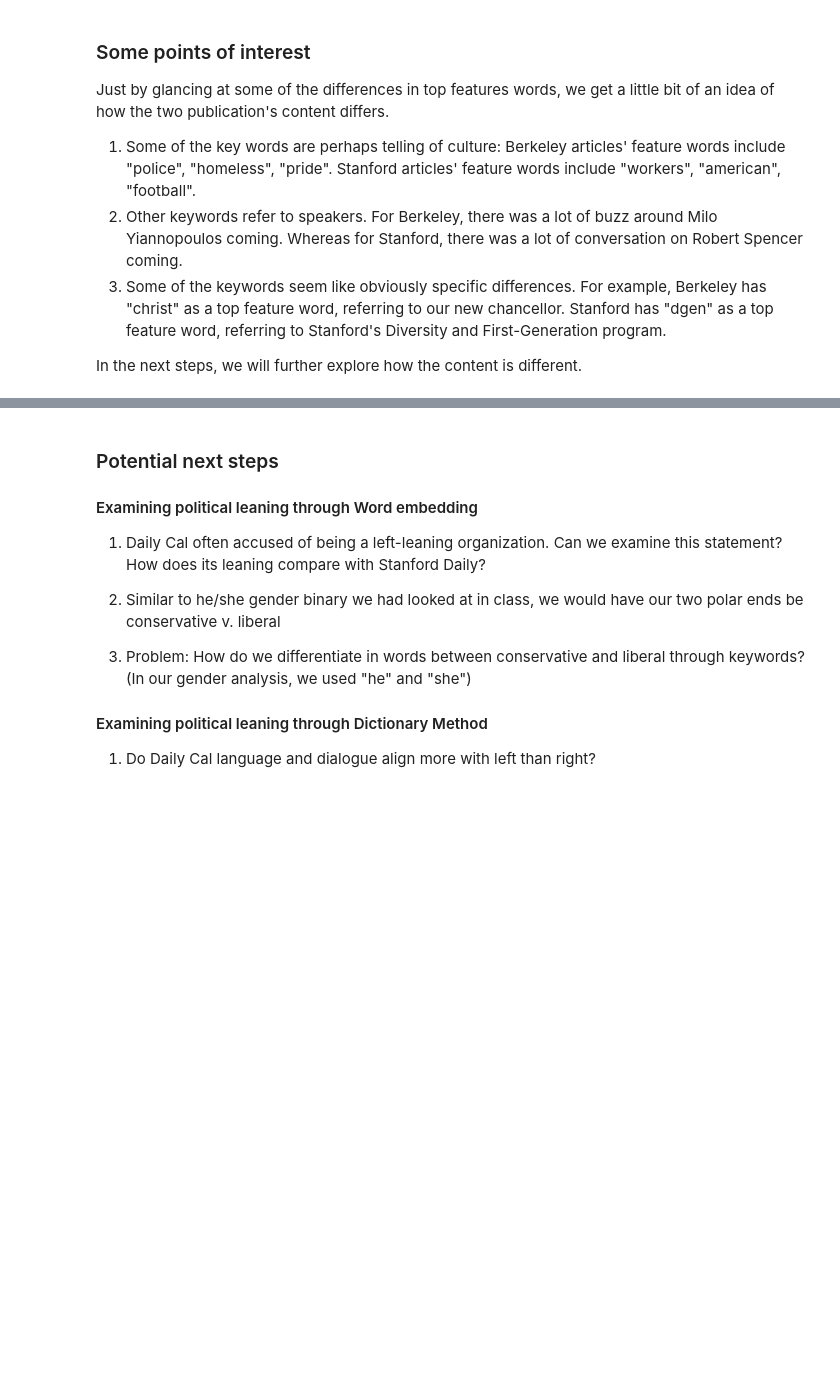
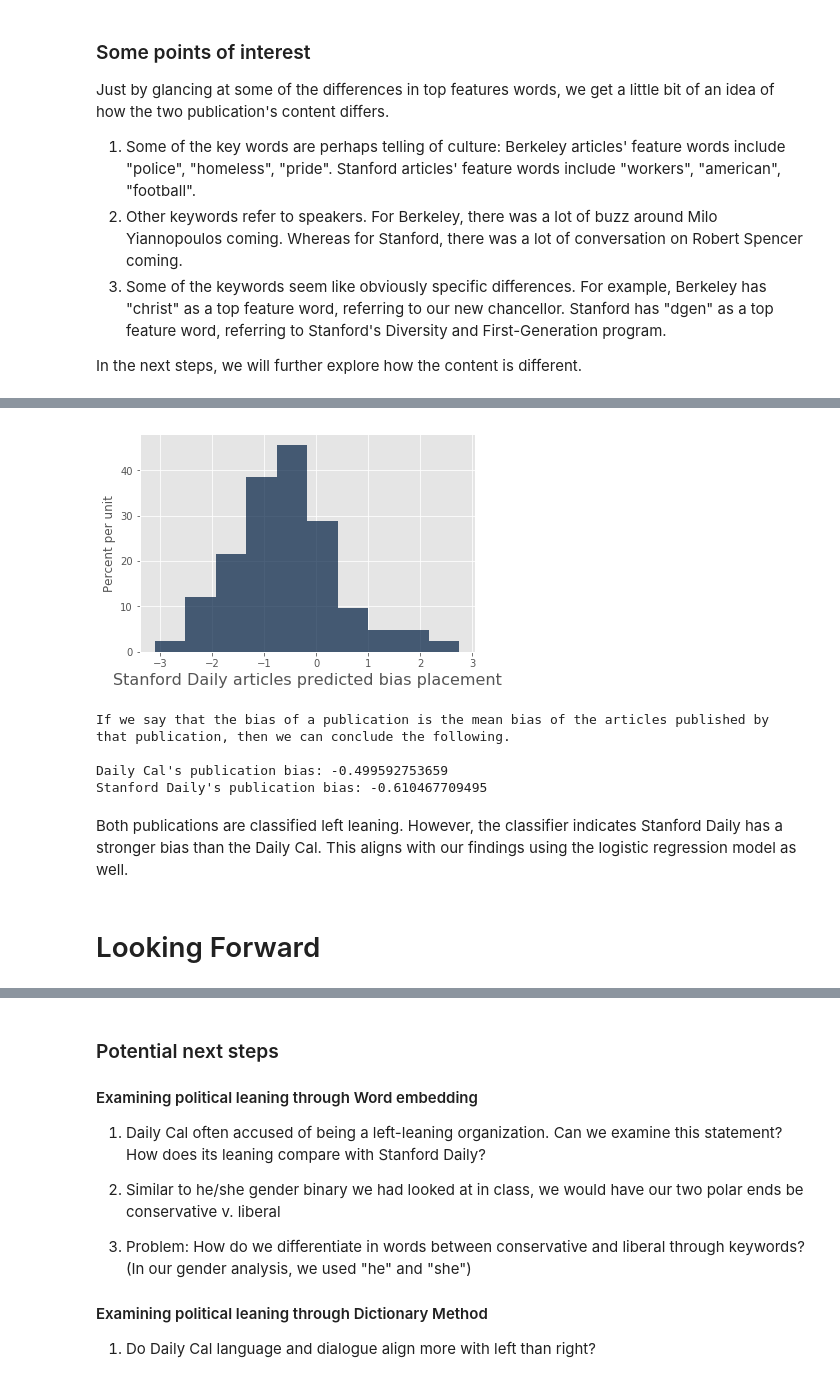
Before and after one commit to avniprasad/Media_Bias, a Jupyter notebook: Corpus_Analysis.ipynb, the cells around one changed output, grey strips where cells are left out. Cells and saved outputs as stored; diff of their text form; code cells hidden in the pictures; blank space fills up the shorter version.

```diff
--- a/Corpus_Analysis.ipynb
+++ b/Corpus_Analysis.ipynb
@@ -347,0 +656,22 @@ In the next steps, we will further explore how the content is different.
+# %%
+placement_table.where('Publication', 'Stanford Daily').relabel(5, 'Stanford Daily articles predicted bias placement').hist(5)
+# %% [output]
+[figure, added]
+# %%
+print('If we say that the bias of a publication is the mean bias of the articles published by that publication, then we can conclude the following.')
+print()
+
+cal_placements = placement_table.where('Publication', 'Daily Cal').column(5)
+print("Daily Cal's publication bias:", np.mean(cal_placements))
+
+stanford_placements = placement_table.where('Publication', 'Stanford Daily').column(5)
+print("Stanford Daily's publication bias:", np.mean(stanford_placements))
+# %% [output]
+If we say that the bias of a publication is the mean bias of the articles published by that publication, then we can conclude the following.
+
+Daily Cal's publication bias: -0.499592753659
+Stanford Daily's publication bias: -0.610467709495
+# %% [markdown]
+Both publications are classified left leaning. However, the classifier indicates Stanford Daily has a stronger bias than the Daily Cal. This aligns with our findings using the logistic regression model as well.
+# %% [markdown]
+# Looking Forward
```
Also changed, not shown: parts of 26 cells of this notebook.
